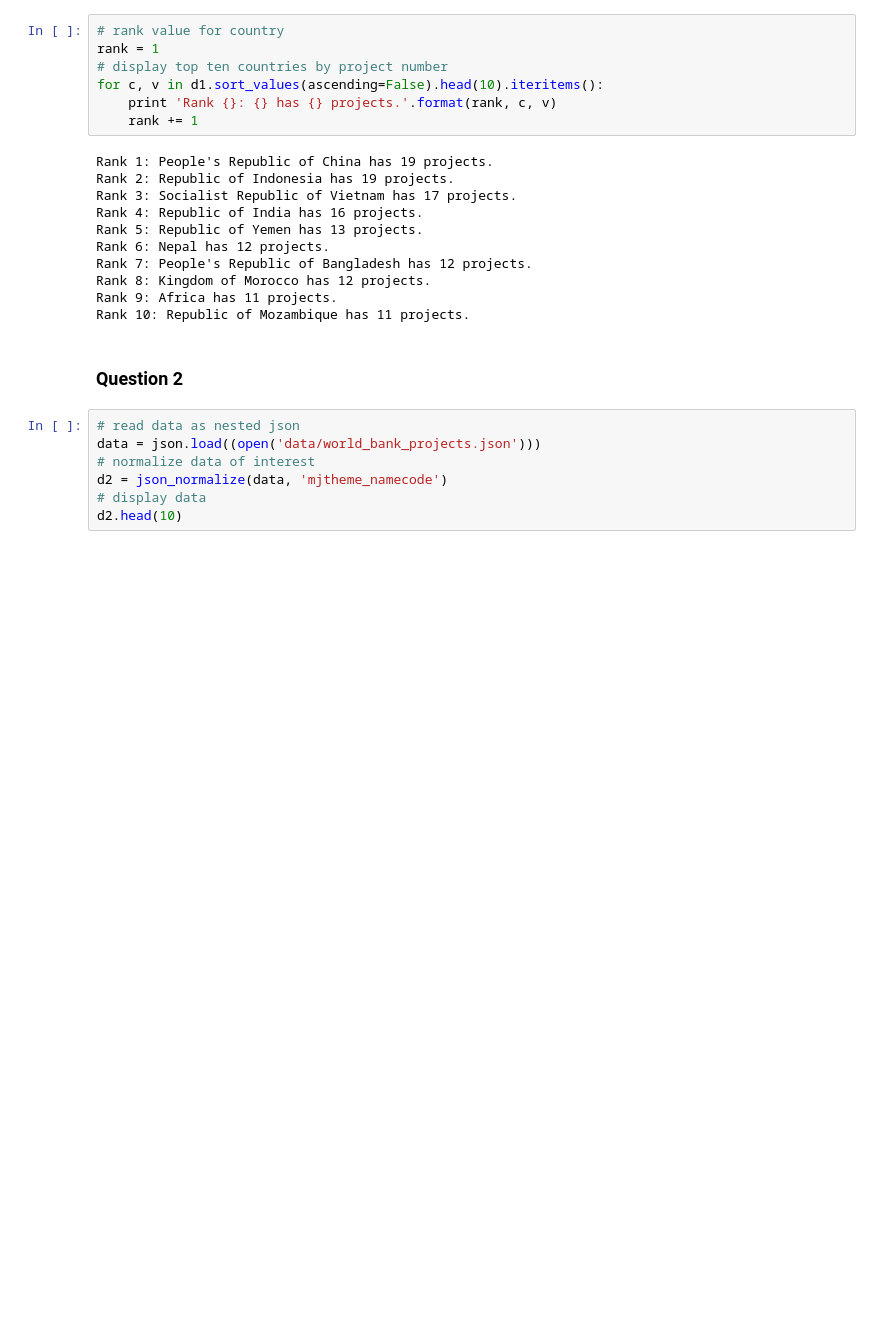
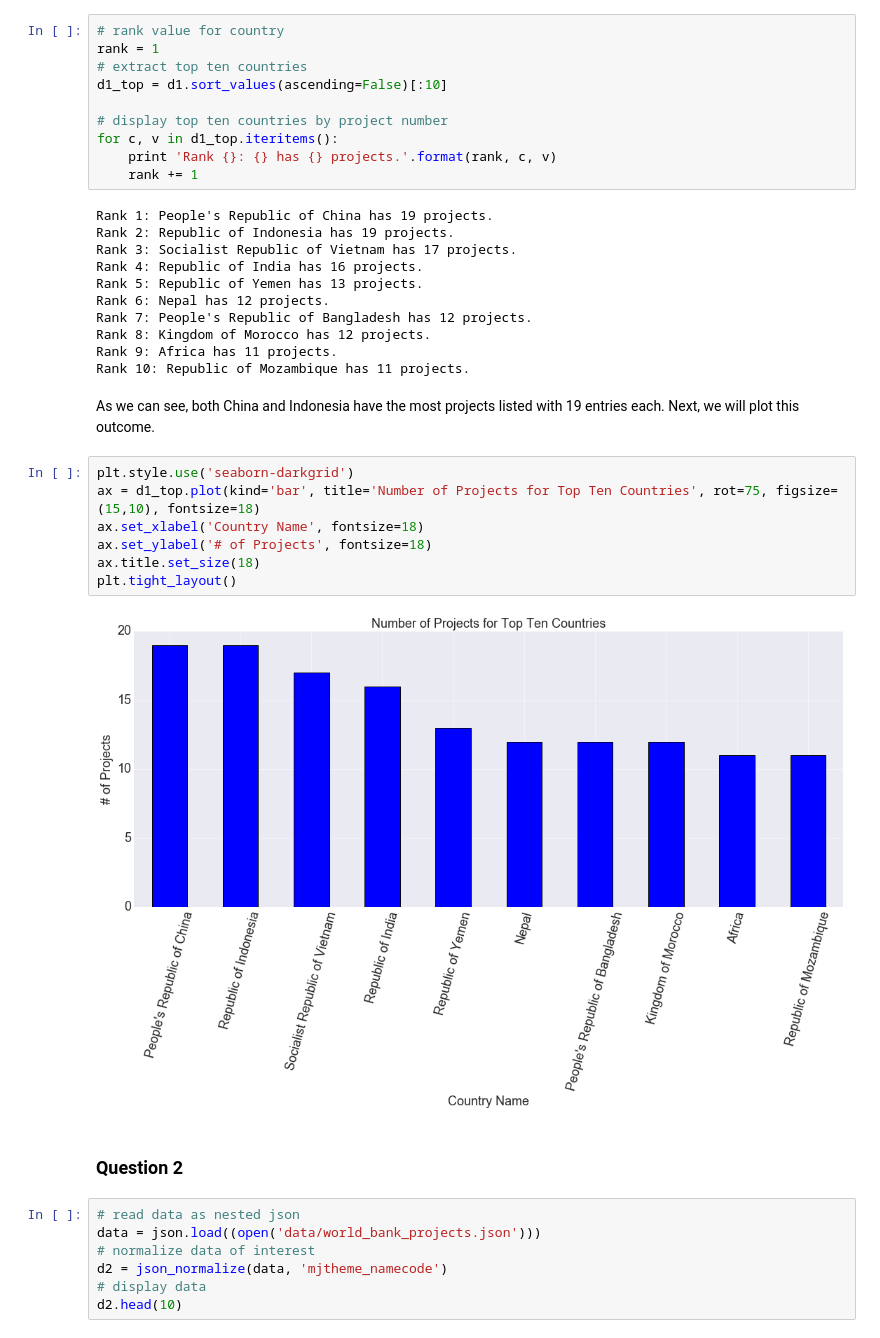
Before and after one commit to keshavkrishnagangwar/springboard_data_science, a Jupyter notebook: json_project/json_exercise.ipynb, the cells around one changed output. Drawn from its saved outputs; the diff is of its cells as text; blank space fills up the shorter version.

```diff
--- a/json_project/json_exercise.ipynb
+++ b/json_project/json_exercise.ipynb
@@ -148,8 +131,11 @@ Name: project_name, dtype: int64
 # %%
 # rank value for country
 rank = 1
+# extract top ten countries
+d1_top = d1.sort_values(ascending=False)[:10]
+
 # display top ten countries by project number
-for c, v in d1.sort_values(ascending=False).head(10).iteritems():
+for c, v in d1_top.iteritems():
     print 'Rank {}: {} has {} projects.'.format(rank, c, v)
     rank += 1
 # %% [output]
@@ -163,6 +149,17 @@ Rank 7: People's Republic of Bangladesh has 12 projects.
 Rank 8: Kingdom of Morocco has 12 projects.
 Rank 9: Africa has 11 projects.
 Rank 10: Republic of Mozambique has 11 projects.
+# %% [markdown]
+As we can see, both China and Indonesia have the most projects listed with 19 entries each. Next, we will plot this outcome.
+# %%
+plt.style.use('seaborn-darkgrid')
+ax = d1_top.plot(kind='bar', title='Number of Projects for Top Ten Countries', rot=75, figsize=(15,10), fontsize=18)
+ax.set_xlabel('Country Name', fontsize=18)
+ax.set_ylabel('# of Projects', fontsize=18)
+ax.title.set_size(18)
+plt.tight_layout()
+# %% [output]
+[figure, added]
 # %% [markdown]
 ### Question 2
 # %%
```
Also changed, not shown: parts of 7 cells of this notebook.
